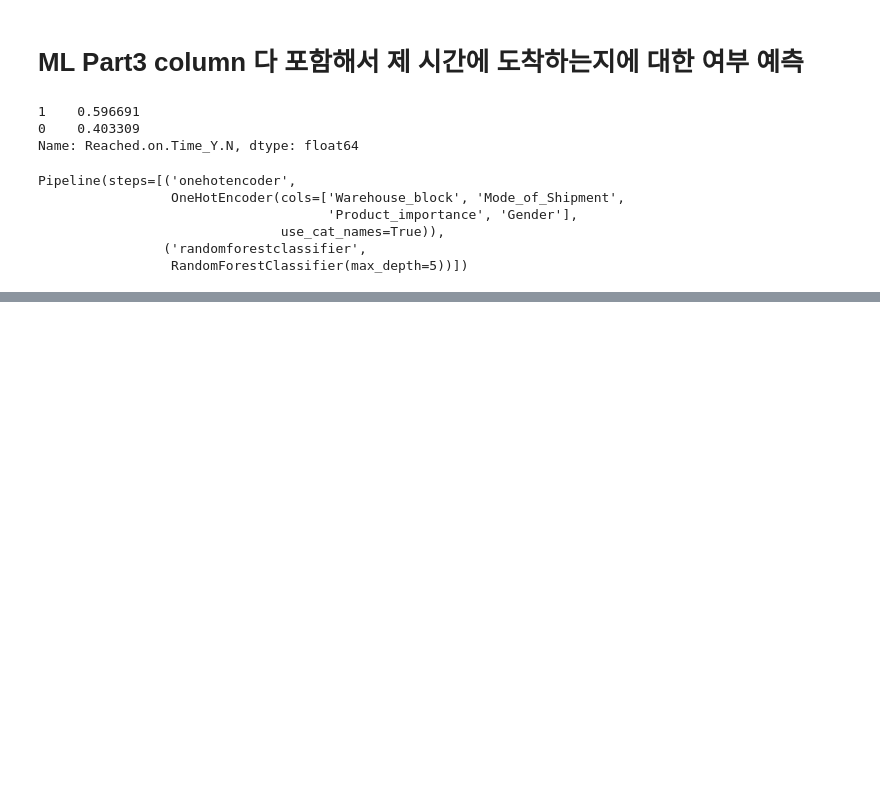
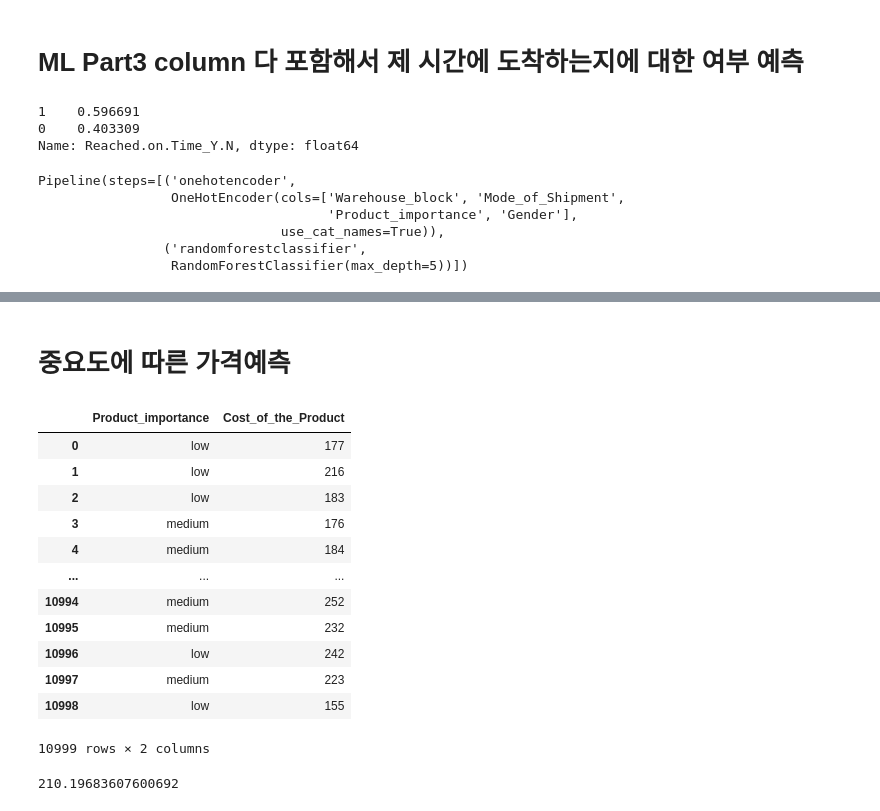
Before and after one commit to Bang-JW/kaggle_study, a Jupyter notebook: kaggle_study_2.ipynb, the cells around one changed output, grey strips where cells are left out. Drawn from its saved outputs; the diff is of its cells as text; code cells hidden in the pictures; blank space fills up the shorter version.

```diff
--- a/kaggle_study_2.ipynb
+++ b/kaggle_study_2.ipynb
@@ -239,0 +273,24 @@ randomforest_pipeline.score(X_test, y_test)
+# %% [markdown]
+# 중요도에 따른 가격예측
+# %%
+importance_data = data.loc[:,['Product_importance', 'Cost_of_the_Product']]
+# %%
+importance_data
+# %% [output]
+|  | Product_importance | Cost_of_the_Product |
+| 0 | low | 177 |
+| 1 | low | 216 |
+| 2 | low | 183 |
+| 3 | medium | 176 |
+| 4 | medium | 184 |
+| ... | ... | ... |
+| 10994 | medium | 252 |
+| 10995 | medium | 232 |
+| 10996 | low | 242 |
+| 10997 | medium | 223 |
+| 10998 | low | 155 |
+10999 rows × 2 columns
+# %%
+importance_data['Cost_of_the_Product'].mean()
+# %% [output]
+210.19683607600692
```
Also changed, not shown: parts of 28 cells of this notebook.
